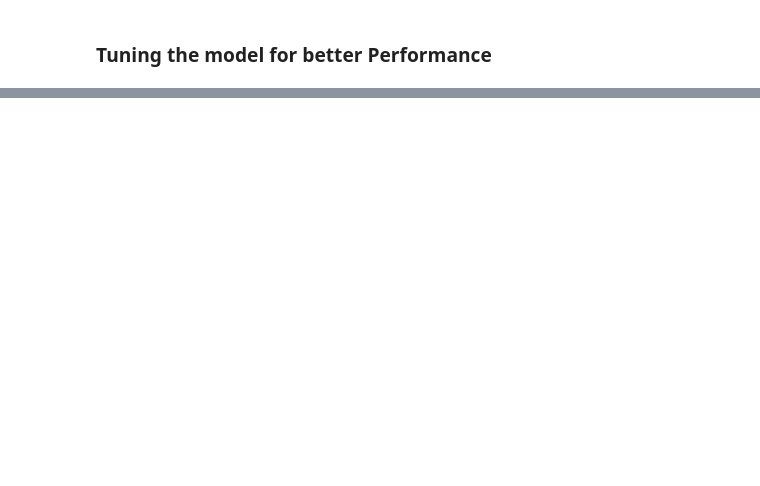
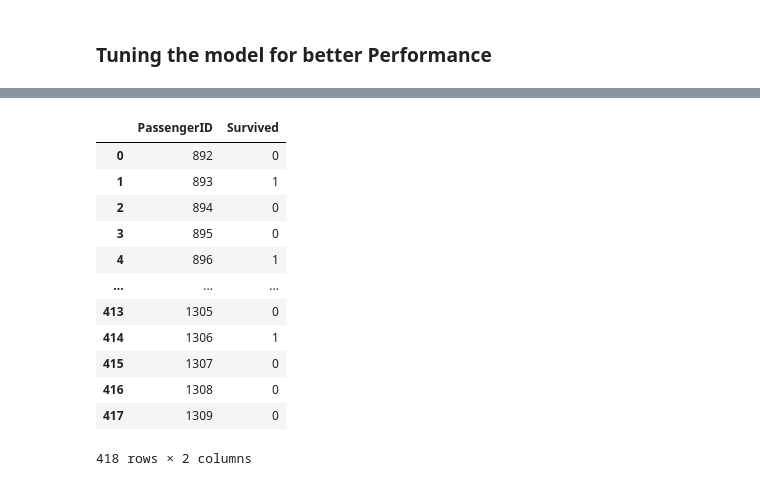
Before and after one commit to hji360/Titanic-Machine-Learning-from-Disaster-By-iHasib, a Jupyter notebook: Titanic-Disaster.ipynb, the cells around one changed output, grey strips where cells are left out. Cells and saved outputs as stored; diff of their text form; code cells hidden in the pictures; blank space fills up the shorter version.

```diff
--- a/Titanic-Disaster.ipynb
+++ b/Titanic-Disaster.ipynb
@@ -263,0 +527,2 @@ plt.show()
+# %%
+clf_2_test = clf_2.predict(transformed_test)
@@ -263,0 +535,20 @@ plt.show()
+# %%
+# Exporting for clf2
+df_clf2_test = pd.DataFrame(columns=["PassengerID", "Survived"])
+df_clf2_test["Survived"] = clf_2_test
+df_clf2_test["PassengerID"] = np.arange(892,1310,1)
+df_clf2_test
+# %% [output]
+|  | PassengerID | Survived |
+| 0 | 892 | 0 |
+| 1 | 893 | 1 |
+| 2 | 894 | 0 |
+| 3 | 895 | 0 |
+| 4 | 896 | 1 |
+| ... | ... | ... |
+| 413 | 1305 | 0 |
+| 414 | 1306 | 1 |
+| 415 | 1307 | 0 |
+| 416 | 1308 | 0 |
+| 417 | 1309 | 0 |
+418 rows × 2 columns
```
Also changed, not shown: parts of 43 cells of this notebook, 11 other files.
